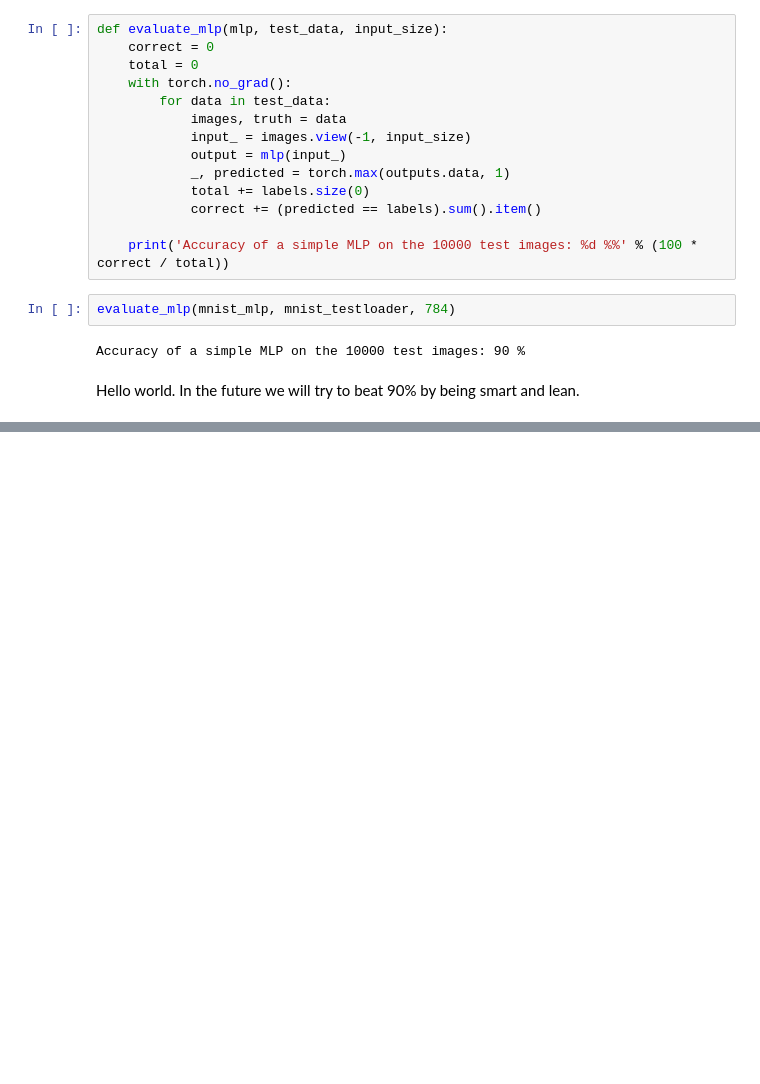
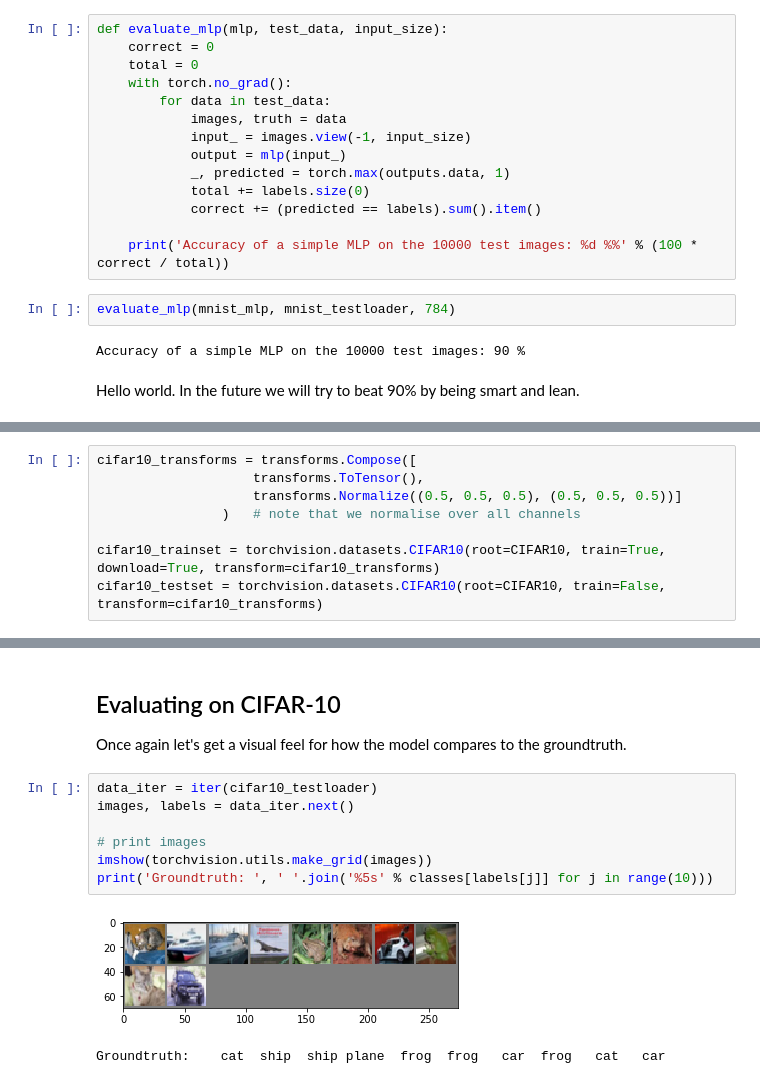
Before and after one commit to JontySinai/artificial_neural_networks, a Jupyter notebook: notebooks/mlp.ipynb, the cells around one changed output, grey strips where cells are left out. Drawn from its saved outputs; the diff is of its cells as text; blank space fills up the shorter version.

```diff
--- a/notebooks/mlp.ipynb
+++ b/notebooks/mlp.ipynb
@@ -250,0 +258,8 @@ Hello world. In the future we will try to beat 90% by being smart and lean.
+# %%
+cifar10_transforms = transforms.Compose([
+                    transforms.ToTensor(),
+                    transforms.Normalize((0.5, 0.5, 0.5), (0.5, 0.5, 0.5))]
+                )   # note that we normalise over all channels
+
+cifar10_trainset = torchvision.datasets.CIFAR10(root=CIFAR10, train=True, download=True, transform=cifar10_transforms)
+cifar10_testset = torchvision.datasets.CIFAR10(root=CIFAR10, train=False, transform=cifar10_transforms)
@@ -250,0 +343,14 @@ Hello world. In the future we will try to beat 90% by being smart and lean.
+# %% [markdown]
+## Evaluating on CIFAR-10
+
+Once again let's get a visual feel for how the model compares to the groundtruth.
+# %%
+data_iter = iter(cifar10_testloader)
+images, labels = data_iter.next()
+
+# print images
+imshow(torchvision.utils.make_grid(images))
+print('Groundtruth: ', ' '.join('%5s' % classes[labels[j]] for j in range(10)))
+# %% [output]
+[figure, added]
+Groundtruth:    cat  ship  ship plane  frog  frog   car  frog   cat   car
```
Also changed, not shown: parts of 23 cells of this notebook.
